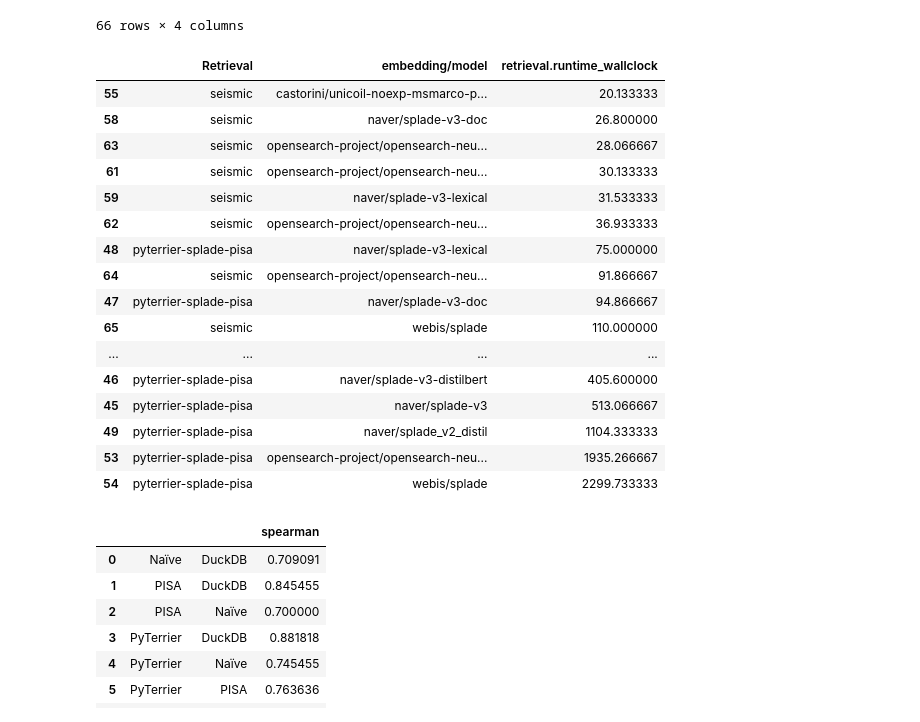
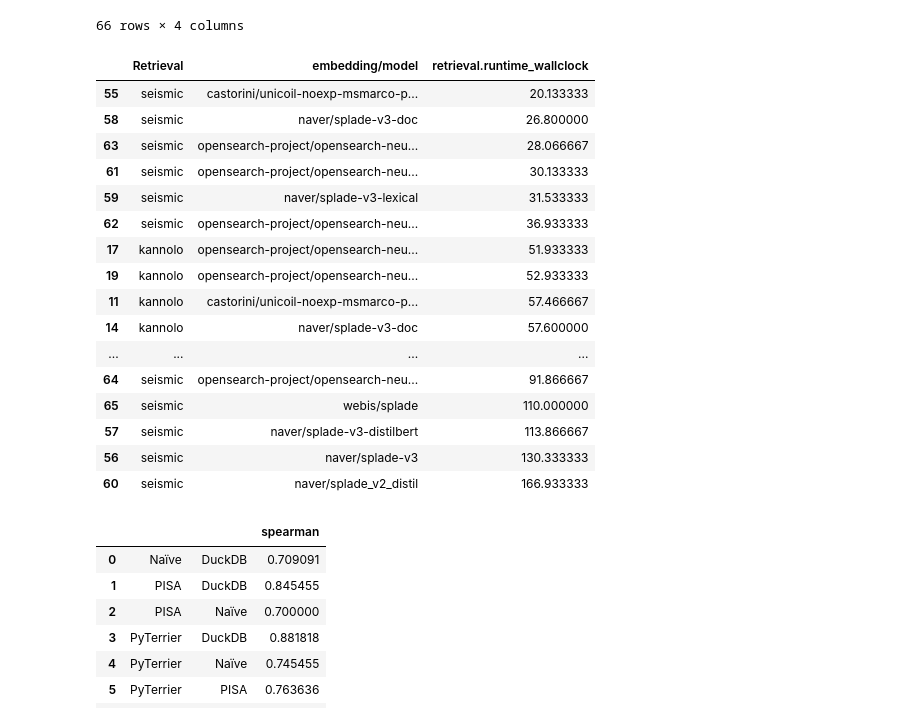
Before and after one commit to hscells/lsr-benchmark, a Jupyter notebook: step-04-evaluation/analysis-in-progress.ipynb, the cells around one changed output. Drawn from its saved outputs; the diff is of its cells as text; code cells hidden in the pictures.

```diff
--- a/step-04-evaluation/analysis-in-progress.ipynb
+++ b/step-04-evaluation/analysis-in-progress.ipynb
@@ -382,27 +366,27 @@ df[['Retrieval', 'embedding/model', "index.runtime_wallclock", "retrieval.runtim
 # %%
 tmp = df[['Retrieval', 'embedding/model', "retrieval.runtime_wallclock"]].groupby(["Retrieval", 'embedding/model']).agg({"retrieval.runtime_wallclock": "mean"}).reset_index()
 
-tmp = tmp[tmp["Retrieval"].isin(("seismic", "pyterrier-splade-pisa"))]
+tmp = tmp[tmp["Retrieval"].isin(("seismic", "kannolo"))]
 
 tmp.sort_values("retrieval.runtime_wallclock")
 # %% [output]
 |  | Retrieval | embedding/model | retrieval.runtime_wallclock |
 | 55 | seismic | castorini/unicoil-noexp-msmarco-p... | 20.133333 |
 | 58 | seismic | naver/splade-v3-doc | 26.800000 |
 | 63 | seismic | opensearch-project/opensearch-neu... | 28.066667 |
 | 61 | seismic | opensearch-project/opensearch-neu... | 30.133333 |
 | 59 | seismic | naver/splade-v3-lexical | 31.533333 |
 | 62 | seismic | opensearch-project/opensearch-neu... | 36.933333 |
-| 48 | pyterrier-splade-pisa | naver/splade-v3-lexical | 75.000000 |
+| 17 | kannolo | opensearch-project/opensearch-neu... | 51.933333 |
+| 19 | kannolo | opensearch-project/opensearch-neu... | 52.933333 |
+| 11 | kannolo | castorini/unicoil-noexp-msmarco-p... | 57.466667 |
+| 14 | kannolo | naver/splade-v3-doc | 57.600000 |
+| ... | ... | ... | ... |
 | 64 | seismic | opensearch-project/opensearch-neu... | 91.866667 |
-| 47 | pyterrier-splade-pisa | naver/splade-v3-doc | 94.866667 |
 | 65 | seismic | webis/splade | 110.000000 |
-| ... | ... | ... | ... |
-| 46 | pyterrier-splade-pisa | naver/splade-v3-distilbert | 405.600000 |
-| 45 | pyterrier-splade-pisa | naver/splade-v3 | 513.066667 |
-| 49 | pyterrier-splade-pisa | naver/splade_v2_distil | 1104.333333 |
-| 53 | pyterrier-splade-pisa | opensearch-project/opensearch-neu... | 1935.266667 |
-| 54 | pyterrier-splade-pisa | webis/splade | 2299.733333 |
+| 57 | seismic | naver/splade-v3-distilbert | 113.866667 |
+| 56 | seismic | naver/splade-v3 | 130.333333 |
+| 60 | seismic | naver/splade_v2_distil | 166.933333 |
 # %%
 def correlation(model_a, model_b, method):
 
```
Also changed, not shown: parts of 1 cell of this notebook, 1 other file.
